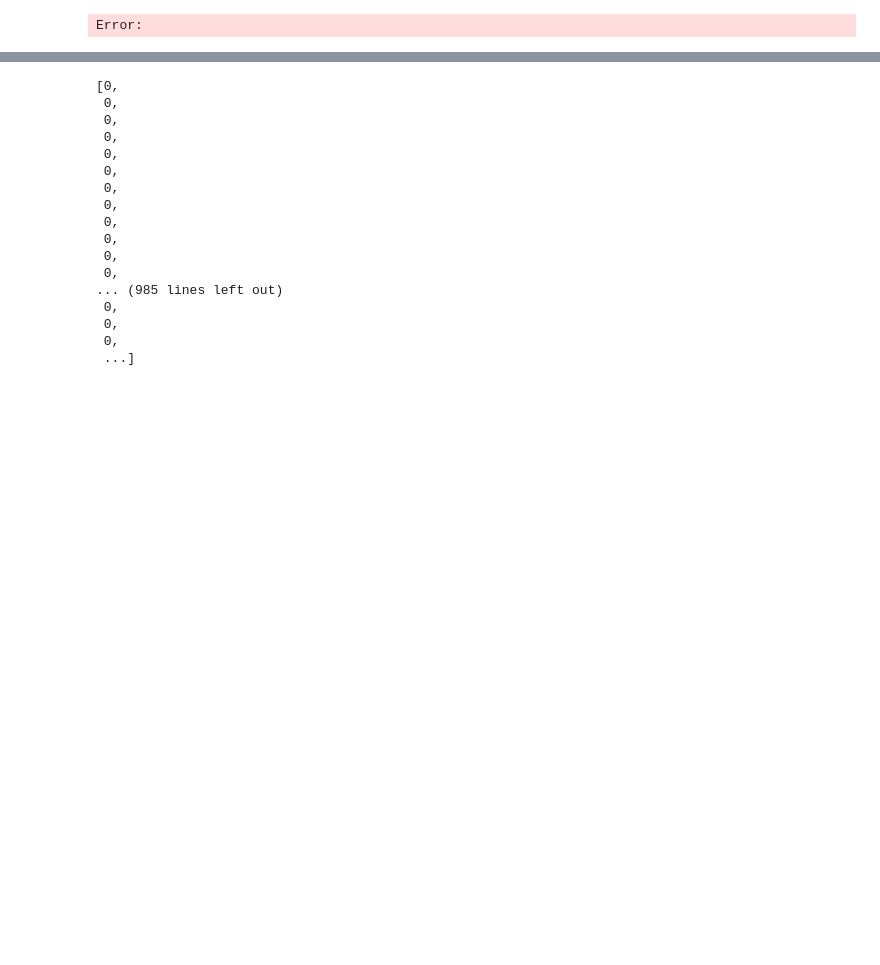
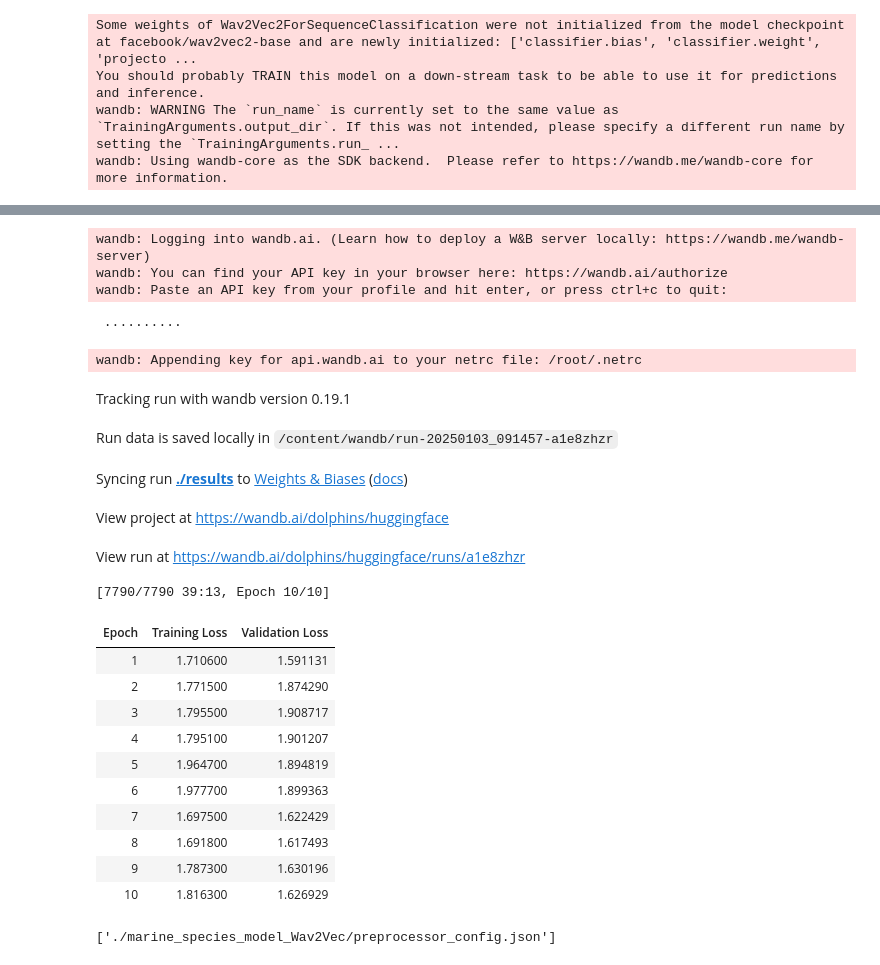
Before and after one commit to camilla-james/marine_sound_classification, a Jupyter notebook: exploration_transfer_learning.ipynb, the cells around one changed output, grey strips where cells are left out. Cells and saved outputs as stored; diff of their text form; code cells hidden in the pictures; blank space fills up the shorter version.

Commit message:
Conducted transfer learning experiement

```diff
--- a/exploration_transfer_learning.ipynb
+++ b/exploration_transfer_learning.ipynb
@@ -39,7 +94,7 @@ import numpy as np
 from sklearn.model_selection import train_test_split
 
 # Directories and parameters
-data_dir = "data/"  # Replace with the path to your dataset
+data_dir = "/content/data/data/"  # Replace with the path to your dataset
 SAMPLE_RATE = 16000  # Wave2Vec2.0 expects 16 kHz audio
 
 # Selected class folders to use
@@ -178,4 +233,7 @@ trainer.train()
 model.save_pretrained("./marine_species_model_Wav2Vec")
 feature_extractor.save_pretrained("./marine_species_model_Wav2Vec")
 # %% [output]
-Error:
+Some weights of Wav2Vec2ForSequenceClassification were not initialized from the model checkpoint at facebook/wav2vec2-base and are newly initialized: ['classifier.bias', 'classifier.weight', 'projecto ...
+You should probably TRAIN this model on a down-stream task to be able to use it for predictions and inference.
+wandb: WARNING The `run_name` is currently set to the same value as `TrainingArguments.output_dir`. If this was not intended, please specify a different run name by setting the `TrainingArguments.run_ ...
+wandb: Using wandb-core as the SDK backend.  Please refer to https://wandb.me/wandb-core for more information.
@@ -182,20 +241,23 @@ Error:
+wandb: Logging into wandb.ai. (Learn how to deploy a W&B server locally: https://wandb.me/wandb-server)
+wandb: You can find your API key in your browser here: https://wandb.ai/authorize
+wandb: Paste an API key from your profile and hit enter, or press ctrl+c to quit:
+ ··········
+wandb: Appending key for api.wandb.ai to your netrc file: /root/.netrc
+Tracking run with wandb version 0.19.1
+Run data is saved locally in /content/wandb/run-20250103_091457-a1e8zhzr
+Syncing run ./results to Weights & Biases (docs)
+View project at https://wandb.ai/dolphins/huggingface
+View run at https://wandb.ai/dolphins/huggingface/runs/a1e8zhzr
+[7790/7790 39:13, Epoch 10/10]
+| Epoch | Training Loss | Validation Loss |
+| 1 | 1.710600 | 1.591131 |
+| 2 | 1.771500 | 1.874290 |
+| 3 | 1.795500 | 1.908717 |
+| 4 | 1.795100 | 1.901207 |
+| 5 | 1.964700 | 1.894819 |
+| 6 | 1.977700 | 1.899363 |
+| 7 | 1.697500 | 1.622429 |
+| 8 | 1.691800 | 1.617493 |
+| 9 | 1.787300 | 1.630196 |
+| 10 | 1.816300 | 1.626929 |
+['./marine_species_model_Wav2Vec/preprocessor_config.json']
-# %%
-full_dataset["label"]
-# %% [output]
-[0,
- 0,
- 0,
- 0,
- 0,
- 0,
- 0,
- 0,
- 0,
- 0,
- 0,
- 0,
-... (985 lines left out)
- 0,
- 0,
- 0,
- ...]
```
Also changed, not shown: parts of 18 cells of this notebook, 7 other files.
